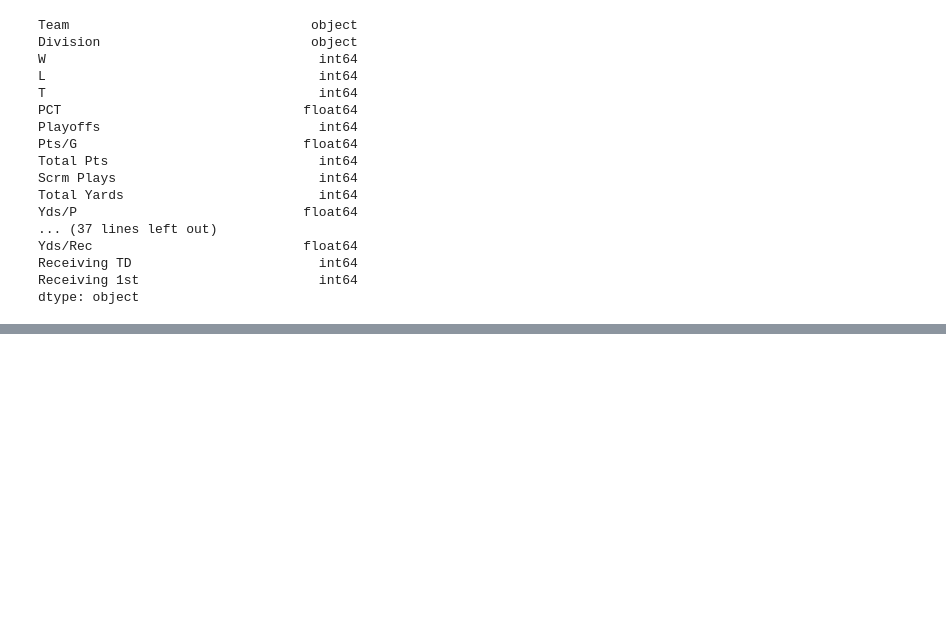
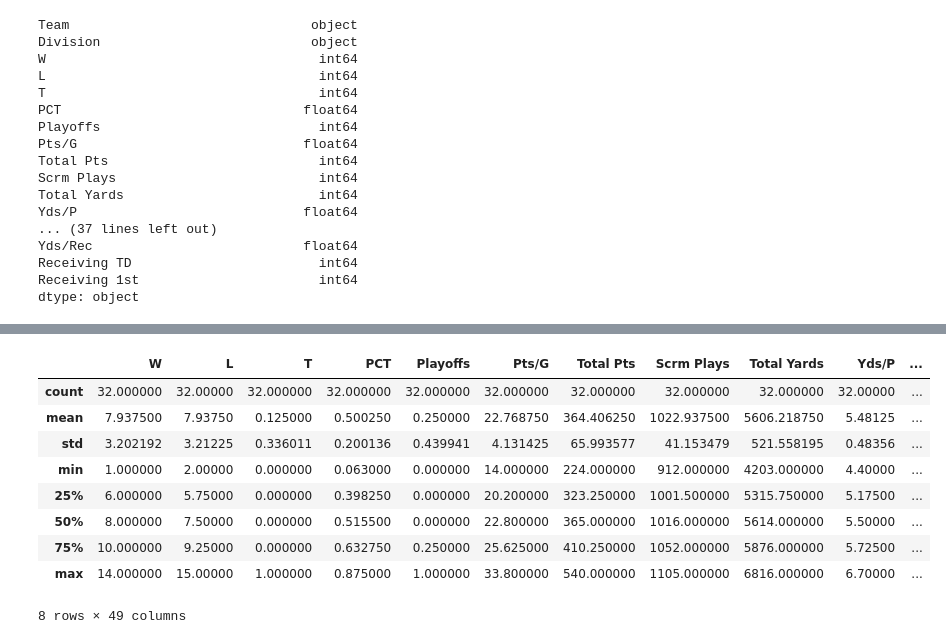
Before and after one commit to SidDas8/NFL-Offense-2016-Machine-Learning, a Jupyter notebook: Data-Cleaning.ipynb, the cells around one changed output, grey strips where cells are left out. Saved outputs shown, nothing was run; the diff lists cells and outputs as text; code cells hidden in the pictures; blank space fills up the shorter version.

```diff
--- a/Data-Cleaning.ipynb
+++ b/Data-Cleaning.ipynb
@@ -39,3 +59,17 @@ dtype: object
+# %%
+# Show summarized info
+NFL_df.describe()
+# %% [output]
+|  | W | L | T | PCT | Playoffs | Pts/G | Total Pts | Scrm Plays | Total Yards | Yds/P | ... |
+| count | 32.000000 | 32.00000 | 32.000000 | 32.000000 | 32.000000 | 32.000000 | 32.000000 | 32.000000 | 32.000000 | 32.00000 | ... |
+| mean | 7.937500 | 7.93750 | 0.125000 | 0.500250 | 0.250000 | 22.768750 | 364.406250 | 1022.937500 | 5606.218750 | 5.48125 | ... |
+| std | 3.202192 | 3.21225 | 0.336011 | 0.200136 | 0.439941 | 4.131425 | 65.993577 | 41.153479 | 521.558195 | 0.48356 | ... |
+| min | 1.000000 | 2.00000 | 0.000000 | 0.063000 | 0.000000 | 14.000000 | 224.000000 | 912.000000 | 4203.000000 | 4.40000 | ... |
+| 25% | 6.000000 | 5.75000 | 0.000000 | 0.398250 | 0.000000 | 20.200000 | 323.250000 | 1001.500000 | 5315.750000 | 5.17500 | ... |
+| 50% | 8.000000 | 7.50000 | 0.000000 | 0.515500 | 0.000000 | 22.800000 | 365.000000 | 1016.000000 | 5614.000000 | 5.50000 | ... |
+| 75% | 10.000000 | 9.25000 | 0.000000 | 0.632750 | 0.250000 | 25.625000 | 410.250000 | 1052.000000 | 5876.000000 | 5.72500 | ... |
+| max | 14.000000 | 15.00000 | 1.000000 | 0.875000 | 1.000000 | 33.800000 | 540.000000 | 1105.000000 | 6816.000000 | 6.70000 | ... |
+8 rows × 49 columns
 # %%
 # Delete unnecessary/duplicate columns
 # %%
```
Also changed, not shown: parts of 1 cell of this notebook, 1 other file.
